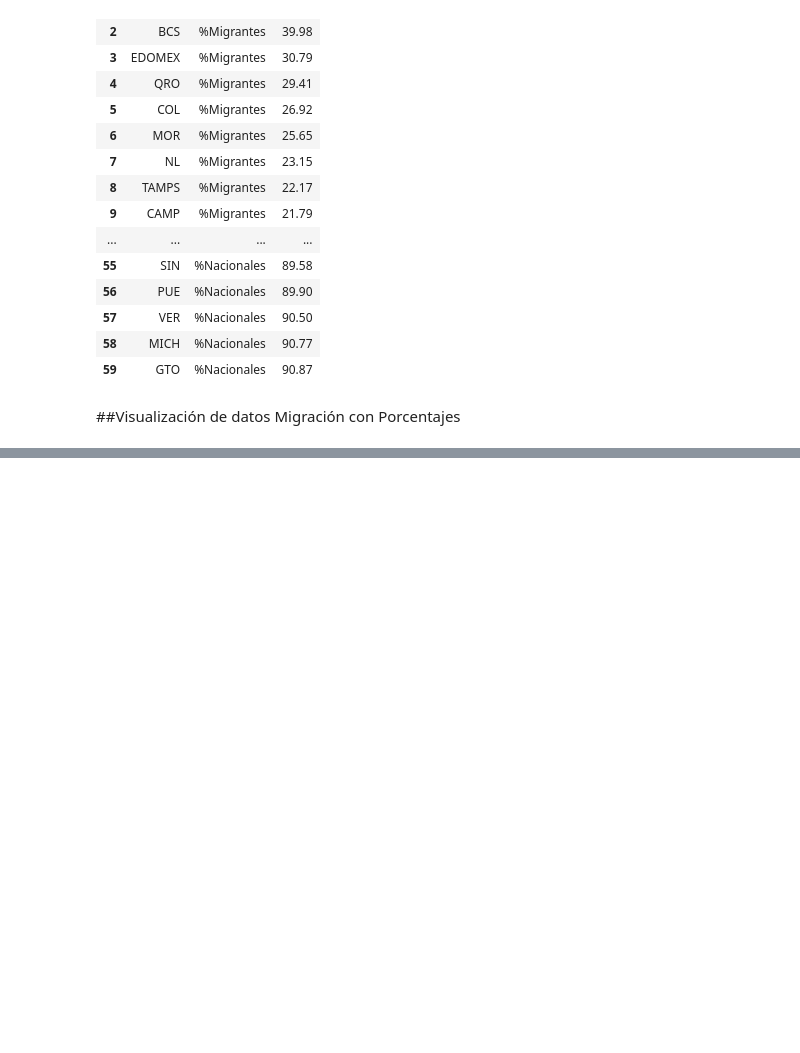
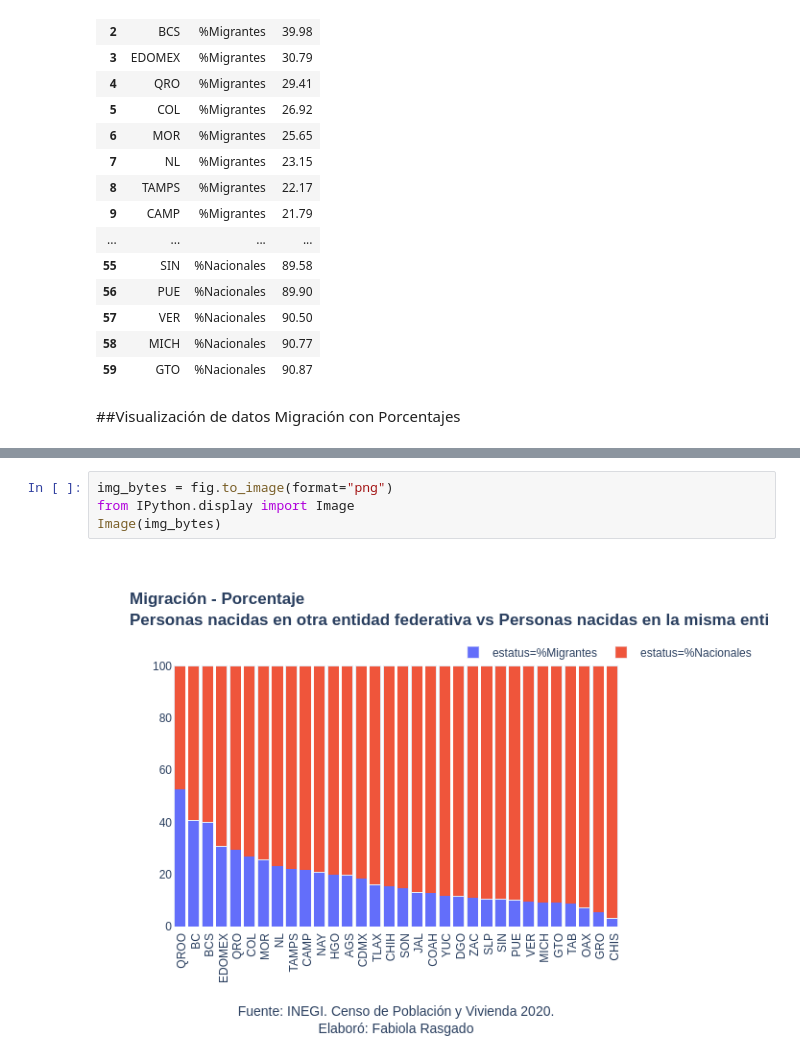
Before and after one commit to frasgado/Analisis_Censo_2020, a Jupyter notebook: 05_MIGRACION_NACIONAL_CENSO2020.ipynb, the cells around one changed output, grey strips where cells are left out. Cells and saved outputs as stored; diff of their text form; blank space fills up the shorter version.

```diff
--- a/05_MIGRACION_NACIONAL_CENSO2020.ipynb
+++ b/05_MIGRACION_NACIONAL_CENSO2020.ipynb
@@ -455,3 +487,9 @@ fig.write_html("05_Porcentaje_Migracion_por_Estado.html")
 fig.show()
 # %% [output]
 [interactive output not drawn]
+# %%
+img_bytes = fig.to_image(format="png")
+from IPython.display import Image
+Image(img_bytes)
+# %% [output]
+[figure, added]
```
Also changed, not shown: parts of 4 cells of this notebook.
